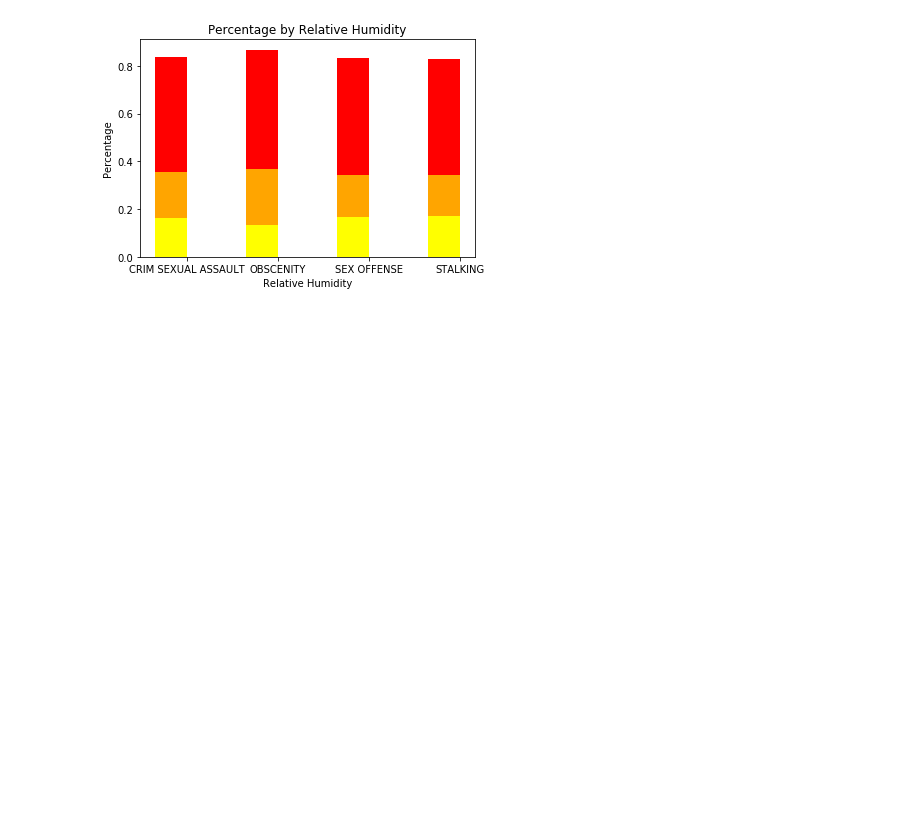
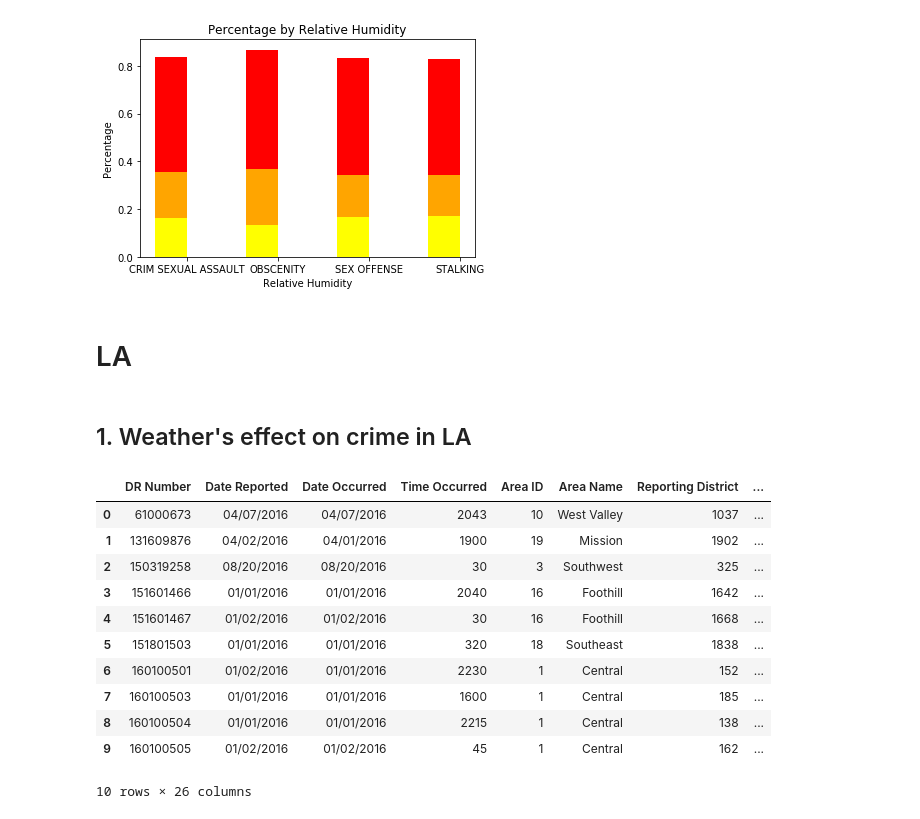
Before and after one commit to AprilW048/Final_Project, a Jupyter notebook: Weatherindex_and_Crime.ipynb, the cells around one changed output. Saved outputs shown, nothing was run; the diff lists cells and outputs as text; code cells hidden in the pictures; blank space fills up the shorter version.

```diff
--- a/Weatherindex_and_Crime.ipynb
+++ b/Weatherindex_and_Crime.ipynb
@@ -568,3 +575,23 @@ ax.set_xticklabels(('CRIM SEXUAL ASSAULT','OBSCENITY', 'SEX OFFENSE','STALKING')
 plt.show()
 # %% [output]
 [figure]
+# %% [markdown]
+# LA
+# %% [markdown]
+## 1. Weather's effect on crime in LA
+# %%
+LA_crime = read_indata('./LA_Crime_Data_2010_to_Present.csv')
+LA_crime.head(10)
+# %% [output]
+|  | DR Number | Date Reported | Date Occurred | Time Occurred | Area ID | Area Name | Reporting District | ... |
+| 0 | 61000673 | 04/07/2016 | 04/07/2016 | 2043 | 10 | West Valley | 1037 | ... |
+| 1 | 131609876 | 04/02/2016 | 04/01/2016 | 1900 | 19 | Mission | 1902 | ... |
+| 2 | 150319258 | 08/20/2016 | 08/20/2016 | 30 | 3 | Southwest | 325 | ... |
+| 3 | 151601466 | 01/01/2016 | 01/01/2016 | 2040 | 16 | Foothill | 1642 | ... |
+| 4 | 151601467 | 01/02/2016 | 01/02/2016 | 30 | 16 | Foothill | 1668 | ... |
+| 5 | 151801503 | 01/01/2016 | 01/01/2016 | 320 | 18 | Southeast | 1838 | ... |
+| 6 | 160100501 | 01/02/2016 | 01/01/2016 | 2230 | 1 | Central | 152 | ... |
+| 7 | 160100503 | 01/01/2016 | 01/01/2016 | 1600 | 1 | Central | 185 | ... |
+| 8 | 160100504 | 01/01/2016 | 01/01/2016 | 2215 | 1 | Central | 138 | ... |
+| 9 | 160100505 | 01/02/2016 | 01/02/2016 | 45 | 1 | Central | 162 | ... |
+10 rows × 26 columns
```
Also changed, not shown: parts of 16 cells of this notebook.
